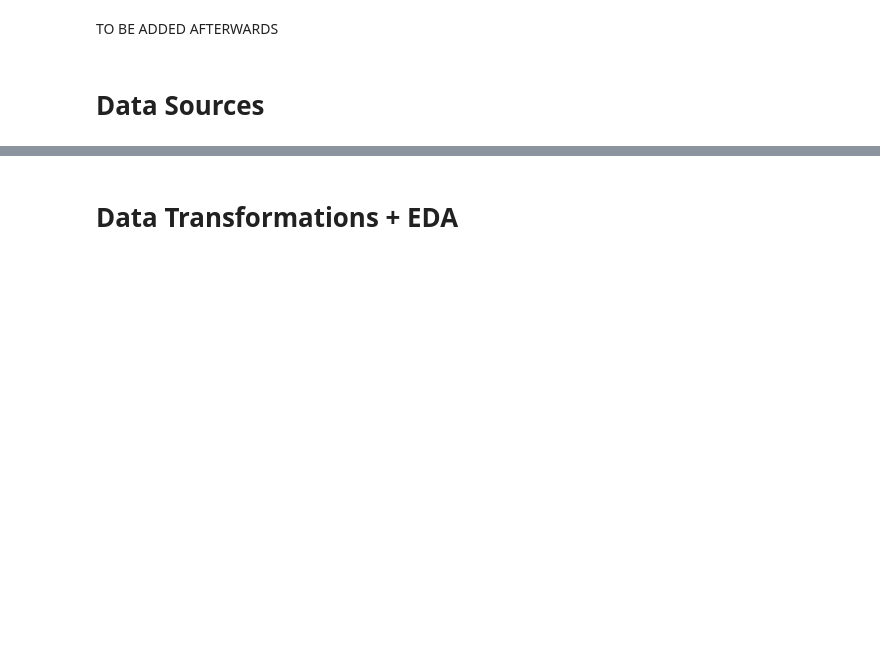
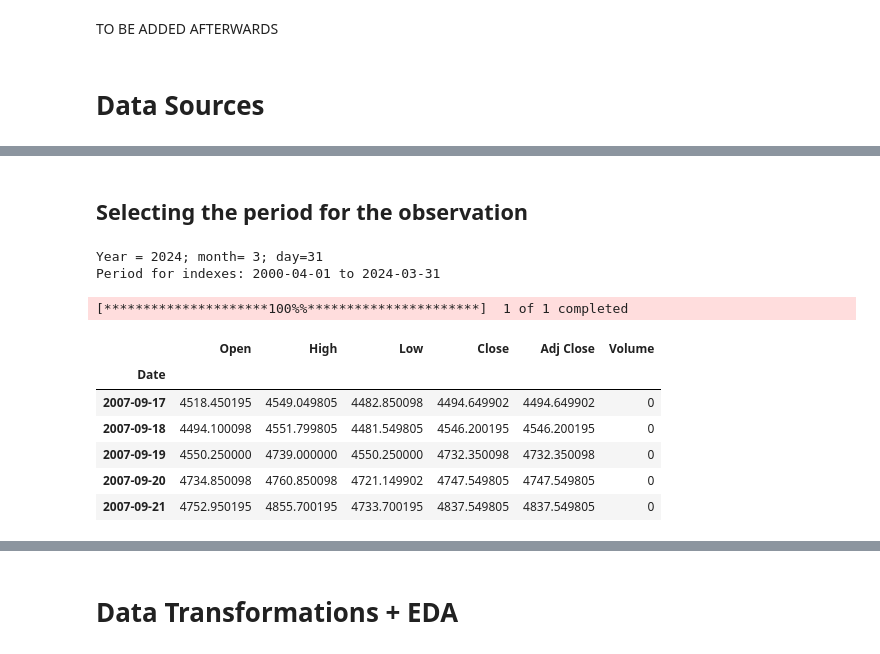
Before and after one commit to MekongDelta-mind/sma_project_repo, a Jupyter notebook: project_sma.ipynb, the cells around one changed output, grey strips where cells are left out. Saved outputs shown, nothing was run; the diff lists cells and outputs as text; code cells hidden in the pictures; blank space fills up the shorter version.

```diff
--- a/project_sma.ipynb
+++ b/project_sma.ipynb
@@ -6,0 +46,30 @@ TO BE ADDED AFTERWARDS
+# %% [markdown]
+## Selecting the period for the observation
+# %%
+# Set end to the last date of March 2024
+end = date(year=2024, month=3, day=31)
+print(f'Year = {end.year}; month= {end.month}; day={end.day}')
+
+# Set start to April 1, 2000
+start = date(year=2000, month=4, day=1)
+print(f'Period for indexes: {start} to {end} ')
+# %% [output]
+Year = 2024; month= 3; day=31
+Period for indexes: 2000-04-01 to 2024-03-31
+# %%
+nifty_50_df = yf.download(tickers = "^NSEI",
+            start=start,
+            end = end,
+            interval = "1d")
+# %% [output]
+[*********************100%%**********************]  1 of 1 completed
+# %%
+nifty_50_df.head()
+# %% [output]
+|  | Open | High | Low | Close | Adj Close | Volume |
+| Date |  |  |  |  |  |  |
+| 2007-09-17 | 4518.450195 | 4549.049805 | 4482.850098 | 4494.649902 | 4494.649902 | 0 |
+| 2007-09-18 | 4494.100098 | 4551.799805 | 4481.549805 | 4546.200195 | 4546.200195 | 0 |
+| 2007-09-19 | 4550.250000 | 4739.000000 | 4550.250000 | 4732.350098 | 4732.350098 | 0 |
+| 2007-09-20 | 4734.850098 | 4760.850098 | 4721.149902 | 4747.549805 | 4747.549805 | 0 |
+| 2007-09-21 | 4752.950195 | 4855.700195 | 4733.700195 | 4837.549805 | 4837.549805 | 0 |
```
Also changed, not shown: parts of 22 cells of this notebook.
